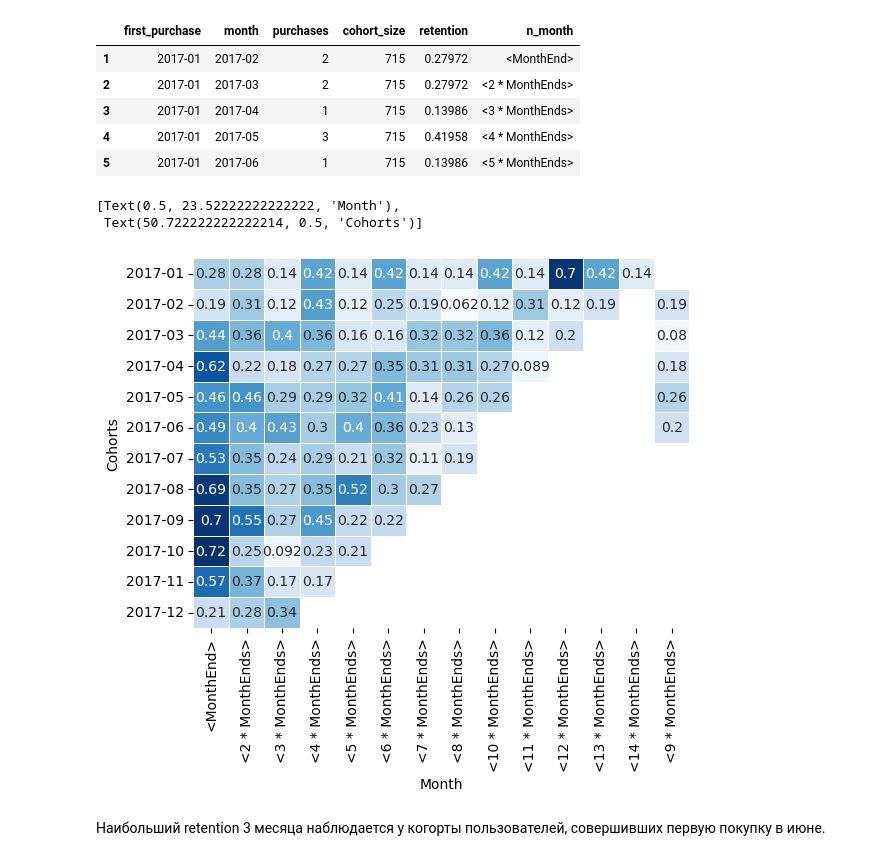
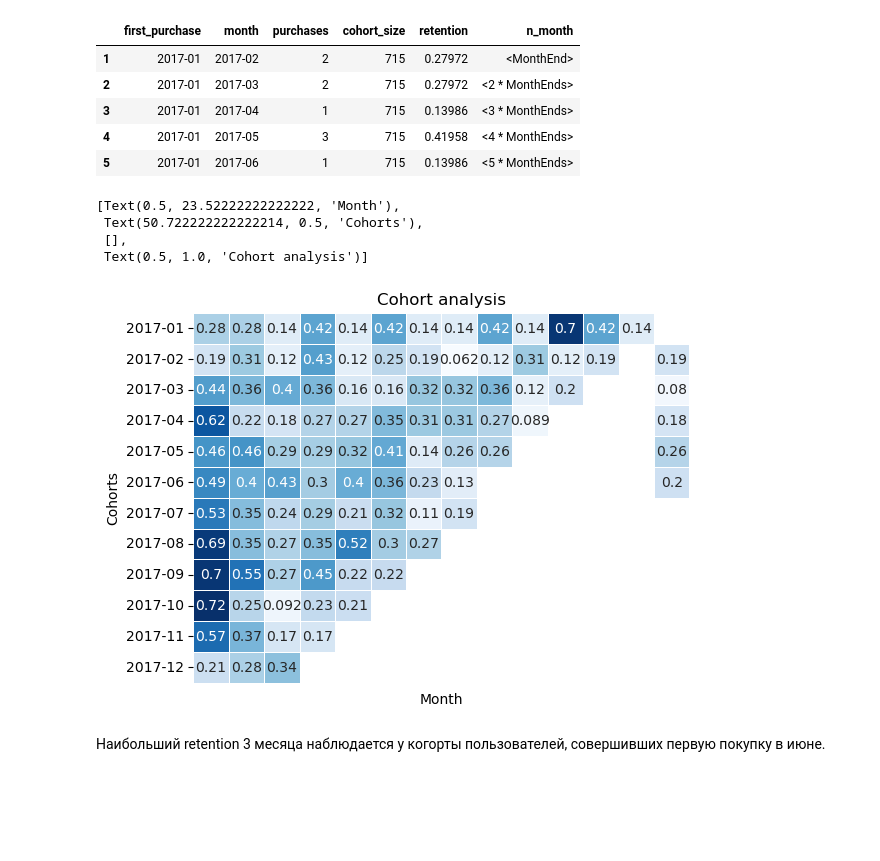
Before and after one commit to mitvadim/DA_e-commerce, a Jupyter notebook: DA_e-commerce.ipynb, the cells around one changed output. Saved outputs shown, nothing was run; the diff lists cells and outputs as text; code cells hidden in the pictures; blank space fills up the shorter version.

Commit message:
Update DA_e-commerce.ipynb
Add graphics

```diff
--- a/DA_e-commerce.ipynb
+++ b/DA_e-commerce.ipynb
@@ -604,11 +604,13 @@ cohorts.head()
 | 5 | 2017-01 | 2017-06 | 1 | 715 | 0.13986 | <5 * MonthEnds> |
 # %%
 fig = sns.heatmap(cohorts.pivot('first_purchase', 'n_month', 'retention'), linewidths=.5, annot=True, cbar=False, cmap='Blues')
-fig.set(xlabel='Month', ylabel='Cohorts')
+fig.set(xlabel='Month', ylabel='Cohorts', xticks=[], title='Cohort analysis')
 # %% [output]
 [Text(0.5, 23.52222222222222, 'Month'),
- Text(50.722222222222214, 0.5, 'Cohorts')]
+ Text(50.722222222222214, 0.5, 'Cohorts'),
+ [],
+ Text(0.5, 1.0, 'Cohort analysis')]
-[figure, old version]
+[figure, new version]
 # %% [markdown]
 Наибольший retention 3 месяца наблюдается у когорты пользователей, совершивших первую покупку в июне.
 # %% [markdown]
```
Also changed, not shown: parts of 5 cells of this notebook.
